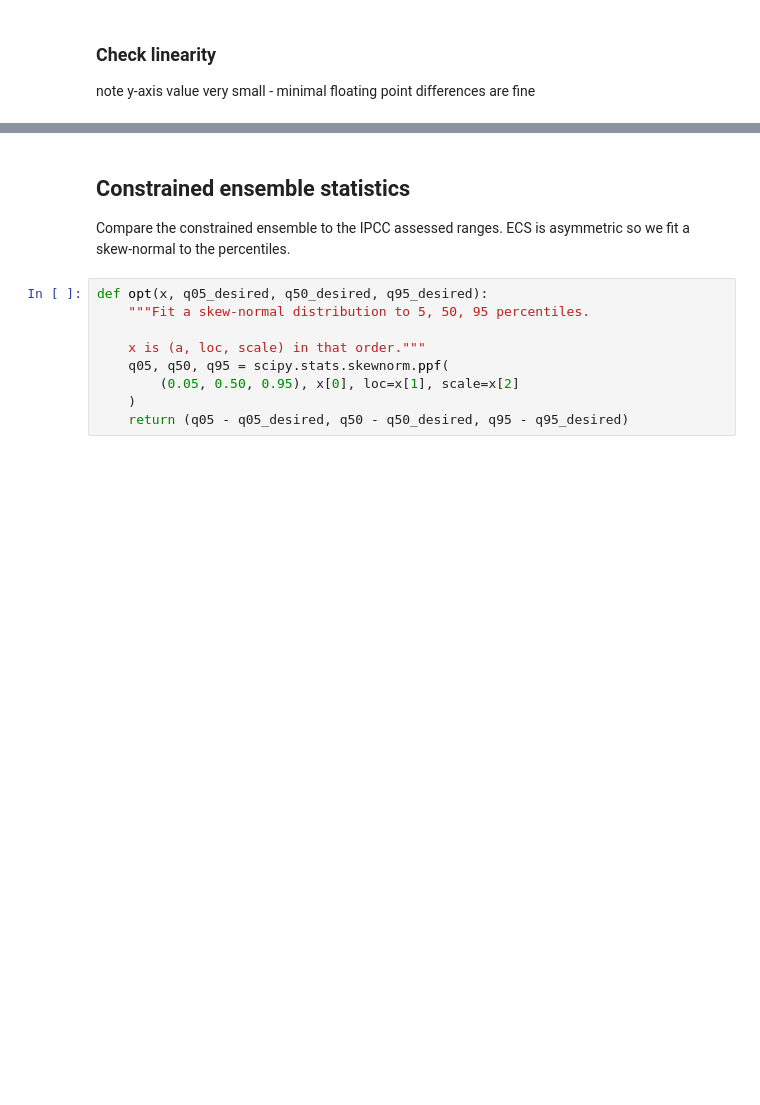
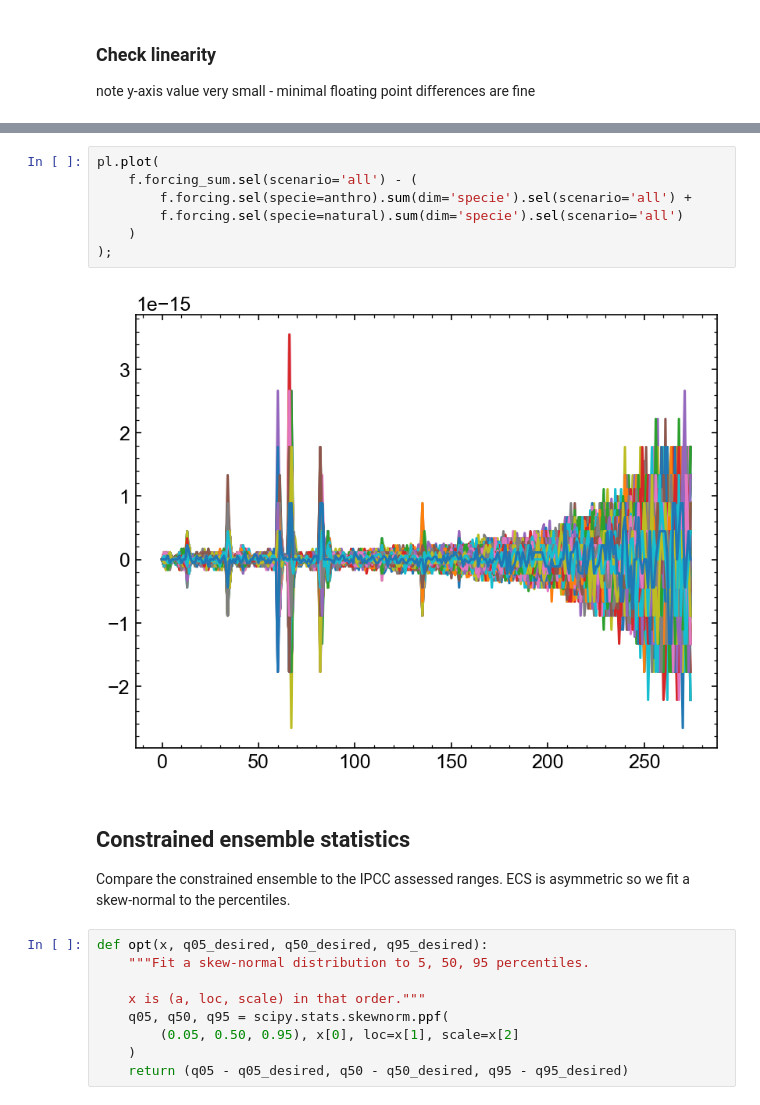
Before and after one commit to chrisroadmap/temperature-attribution, a Jupyter notebook: notebooks/run.ipynb, the cells around one changed output, grey strips where cells are left out. Saved outputs shown, nothing was run; the diff lists cells and outputs as text; blank space fills up the shorter version.

```diff
--- a/notebooks/run.ipynb
+++ b/notebooks/run.ipynb
@@ -442,3 +242,12 @@ pl.plot(
+# %%
+pl.plot(
+    f.forcing_sum.sel(scenario='all') - (
+        f.forcing.sel(specie=anthro).sum(dim='specie').sel(scenario='all') +
+        f.forcing.sel(specie=natural).sum(dim='specie').sel(scenario='all')
+    )
+);
+# %% [output]
+[figure, added]
 # %% [markdown]
 ## Constrained ensemble statistics
 
```
Also changed, not shown: parts of 34 cells of this notebook, 18 other files.
